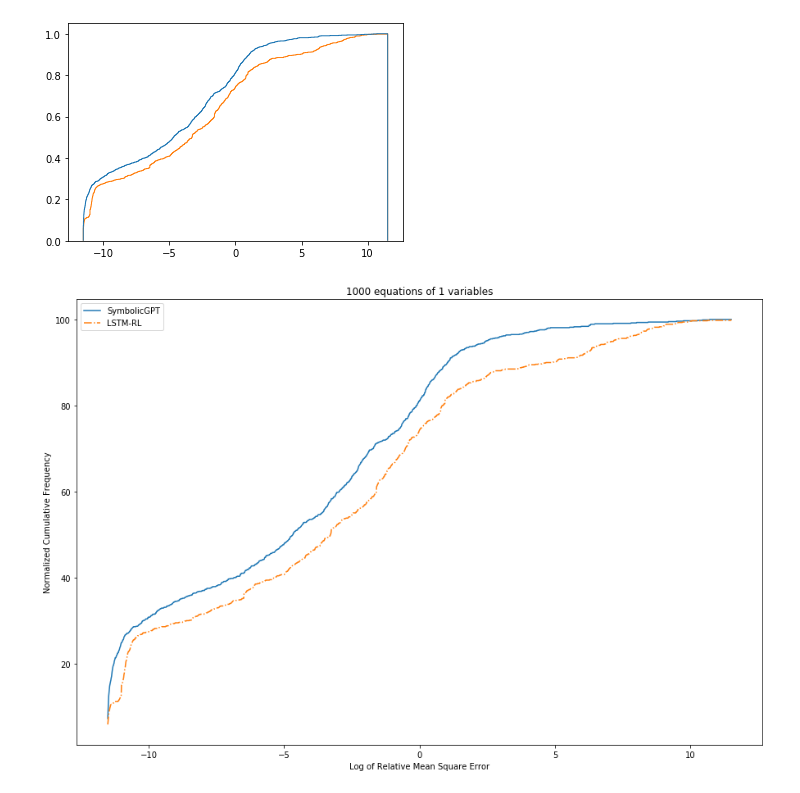
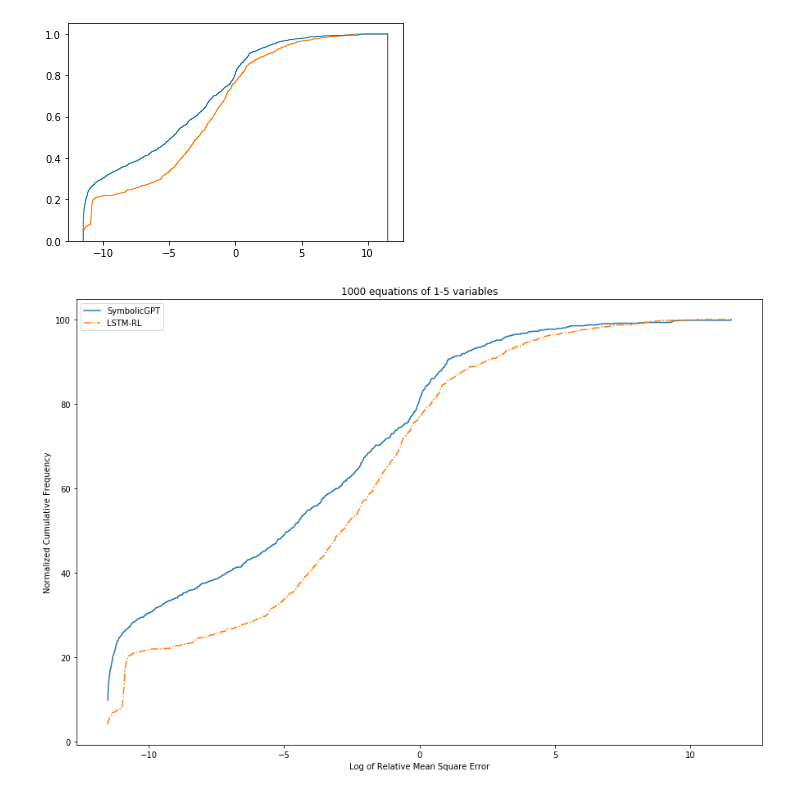
Before and after one commit to mojivalipour/symbolicgpt, a Jupyter notebook: plot2ModelsTogether.ipynb, the cells around one changed output. Cells and saved outputs as stored; diff of their text form; code cells hidden in the pictures.

```diff
--- a/plot2ModelsTogether.ipynb
+++ b/plot2ModelsTogether.ipynb
@@ -4,15 +4,18 @@ resultDict = {'SymbolicGPT':[],
 # %%
 # load the first model info
 import csv
-with open('./Experiments/results_dsr/results_one_var.csv', encoding='utf') as csvfile:
+with open('./Experiments/results_dsr/results_general_1to5.csv', encoding='utf') as csvfile:
     data = csv.reader(csvfile, delimiter=',')
     for idx, line in enumerate(data):
         if idx == 0 or len(line)==0:
             continue # ignore the first line
-        resultDict['LSTM-RL'].append(eval(line[-1]))
+        err = eval(line[-1].replace('inf','100'))
+        err = 0 if np.isnan(err) else err
+        err = 100 if np.isinf(err) else err
+        resultDict['LSTM-RL'].append(err)
 # %%
 # load the second one
-fileName = 'XYE_1Var_30Points_SymbolicGPT_GPT_PT_Summation_Padding_100_MINIMIZE'
+fileName = 'XYE_1-5Var_Random100-500Points_SymbolicGPT_GPT_PT_Summation_Padding_100_MINIMIZE'
 with open('./Experiments/{}.txt'.format(fileName), encoding='utf') as h:
     lines = h.readlines()
     counter = 0
@@ -29,35 +32,35 @@ from matplotlib import pyplot as plt
 import numpy as np
 fName = './Experiments/' + fileName + '_BASELINE'
 num_eqns = len(resultDict['SymbolicGPT'])
-num_vars = 1
+num_vars = 5
 
 models = list(key for key in resultDict.keys() if len(resultDict[key])==num_eqns)
 lists_of_error_scores = [resultDict[key] for key in models if len(resultDict[key])==num_eqns]
 linestyles = ["-","dashdot","dotted","--"]
 
 eps = 0.00001
 y, x, _ = plt.hist([np.log([max(min(x+eps, 1e5),1e-5) for x in e]) for e in lists_of_error_scores],
                    label=models,
                    cumulative=True,
                    histtype="step",
                    bins=2000,
                    density=True,
                    log=False)
 plt.figure(figsize=(15, 10))
 
 for idx, m in enumerate(models):
     plt.plot(x[:-1],
            y[idx] * 100,
            linestyle=linestyles[idx],
            label=m)
 
 plt.legend(loc="upper left")
-plt.title("{} equations of {} variables".format(num_eqns, num_vars))
+plt.title("{} equations of 1-{} variables".format(num_eqns, num_vars))
 plt.xlabel("Log of Relative Mean Square Error")
 plt.ylabel("Normalized Cumulative Frequency")
 
 name = '{}.png'.format(fName)
 plt.savefig(name)
 # %% [output]
-[figure, old version]
+[figure, new version]
-[figure, old version]
+[figure, new version]
```
Also changed, not shown: 6 other files.
